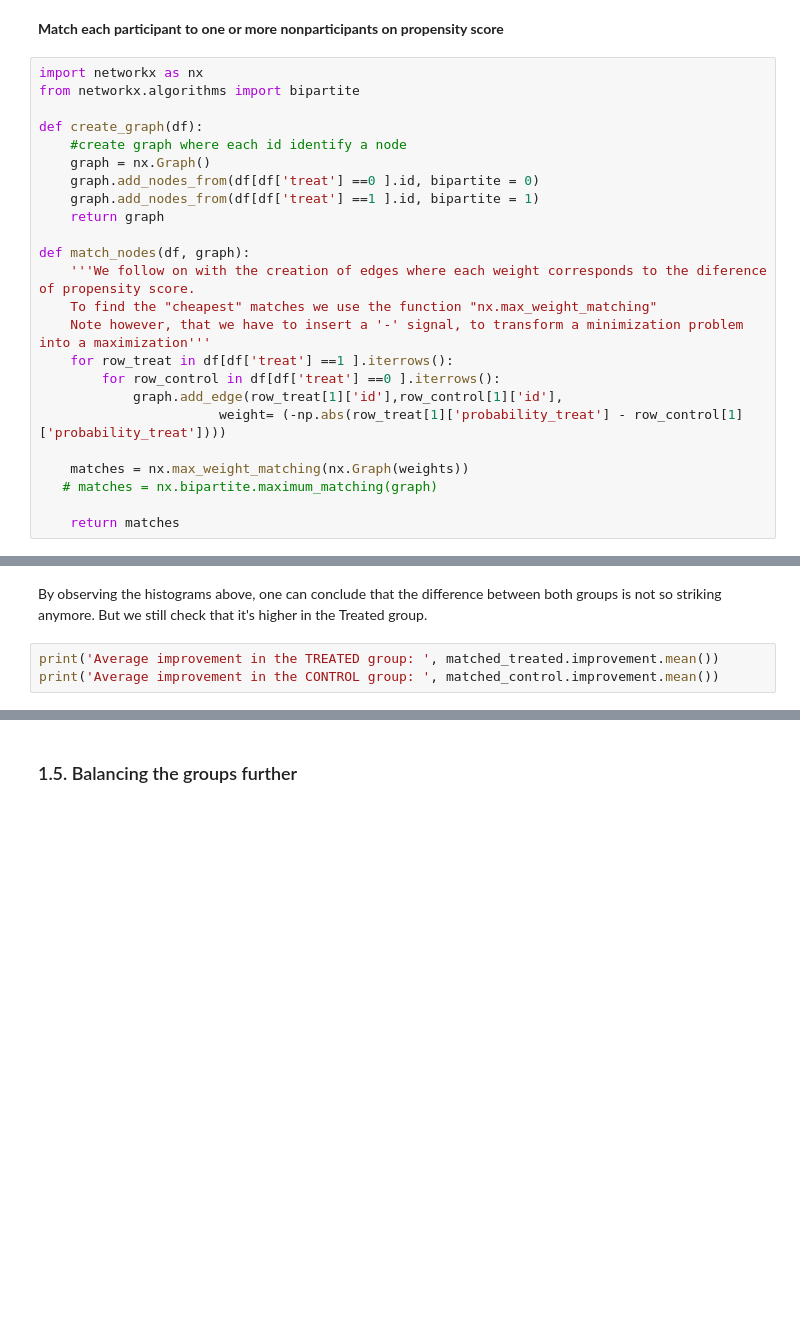
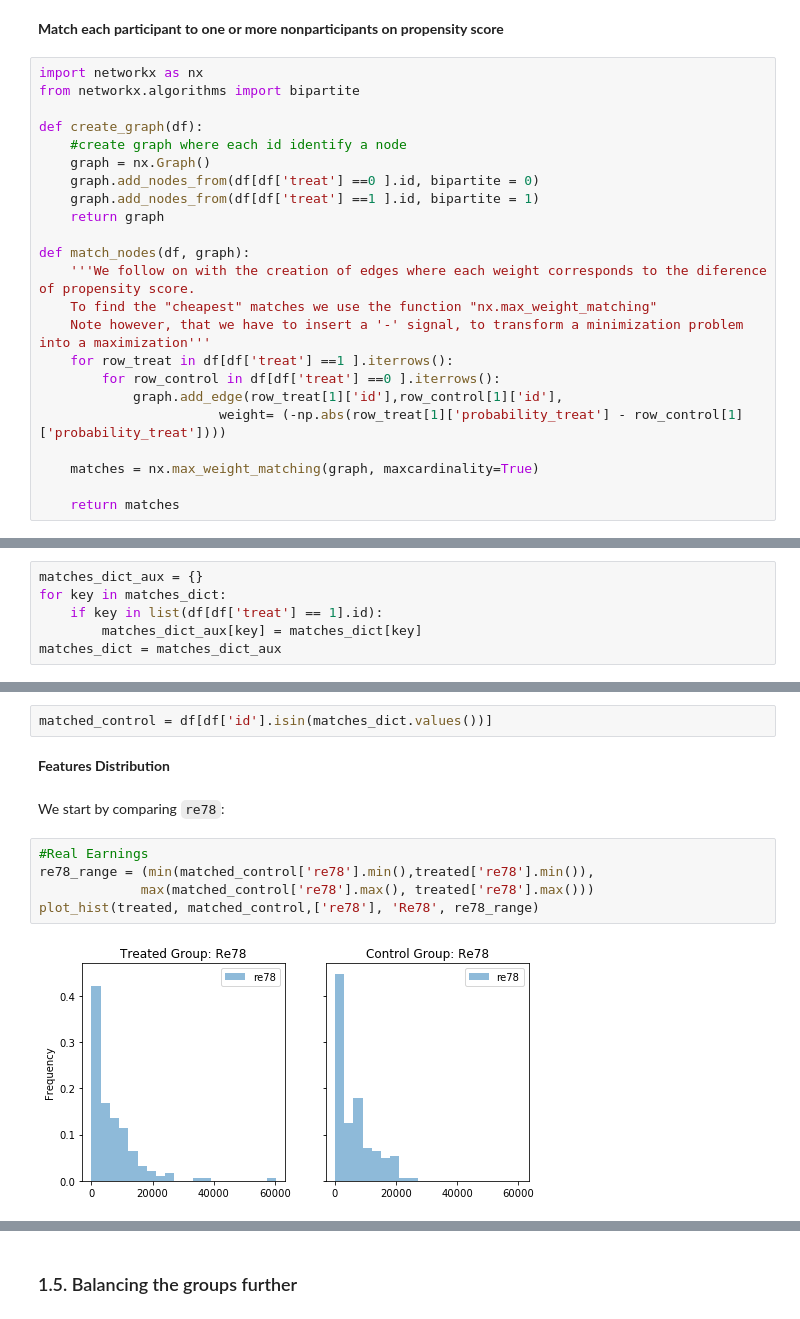
Before and after one commit to KhalilMrini/Revisiting-Arab-Spring, a Jupyter notebook: 04 - Applied ML/Homework4.ipynb, the cells around one changed output, grey strips where cells are left out. Saved outputs shown, nothing was run; the diff lists cells and outputs as text; blank space fills up the shorter version.

```diff
--- a/04 - Applied ML/Homework4.ipynb
+++ b/04 - Applied ML/Homework4.ipynb
@@ -391,8 +433,7 @@ def match_nodes(df, graph):
             graph.add_edge(row_treat[1]['id'],row_control[1]['id'],
                        weight= (-np.abs(row_treat[1]['probability_treat'] - row_control[1]['probability_treat'])))
 
-    matches = nx.max_weight_matching(nx.Graph(weights))
-   # matches = nx.bipartite.maximum_matching(graph)
+    matches = nx.max_weight_matching(graph, maxcardinality=True)
 
     return matches
 # %%
@@ -406 +447,7 @@ NameError: name 'weights' is not defined
+# %%
+matches_dict_aux = {}
+for key in matches_dict:
+    if key in list(df[df['treat'] == 1].id):
+        matches_dict_aux[key] = matches_dict[key]
+matches_dict = matches_dict_aux
 # %% [markdown]
@@ -435,5 +457,13 @@ plot_hist(matched_treated, matched_control,['re_PreTreatment', 're78'], 'Real Ea
-# %% [markdown]
-By observing the histograms above, one can conclude that the difference between both groups is not so striking anymore. But we still check that it's higher in the Treated group.
-# %%
-print('Average improvement in the TREATED group: ', matched_treated.improvement.mean())
-print('Average improvement in the CONTROL group: ', matched_control.improvement.mean())
+# %%
+matched_control = df[df['id'].isin(matches_dict.values())]
+# %% [markdown]
+**Features Distribution**
+# %% [markdown]
+We start by comparing `re78`:
+# %%
+#Real Earnings
+re78_range = (min(matched_control['re78'].min(),treated['re78'].min()),
+             max(matched_control['re78'].max(), treated['re78'].max()))
+plot_hist(treated, matched_control,['re78'], 'Re78', re78_range)
+# %% [output]
+[figure, added]
```
Also changed, not shown: parts of 35 cells of this notebook.
